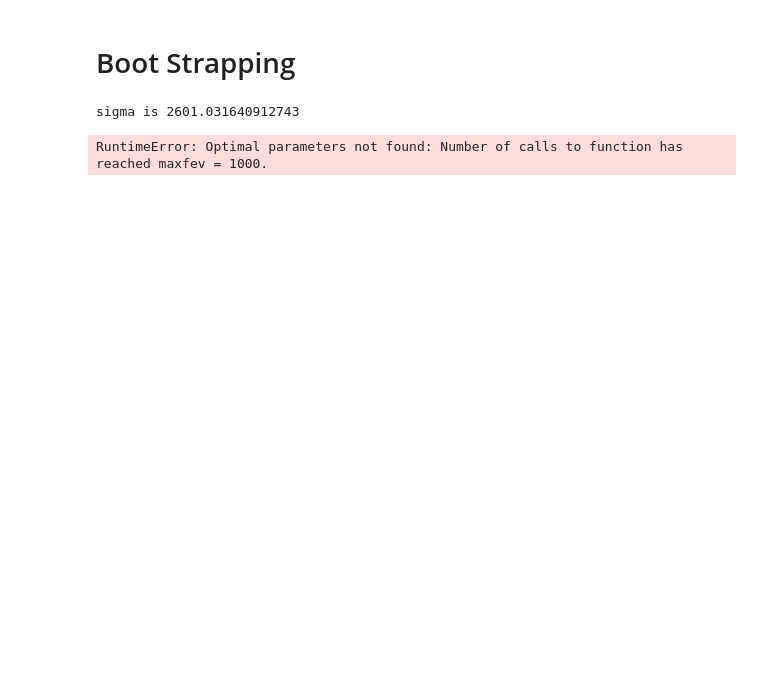
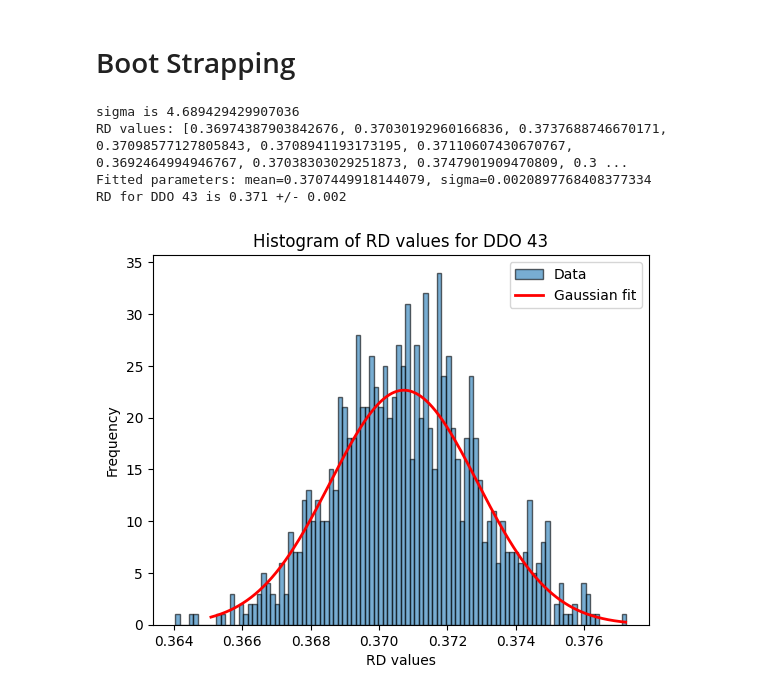
Before and after one commit to SUT-LTG/Aysan-Little-Things, a Jupyter notebook: RD_43.ipynb, the cells around one changed output. Cells and saved outputs as stored; diff of their text form; code cells hidden in the pictures; blank space fills up the shorter version.

```diff
--- a/RD_43.ipynb
+++ b/RD_43.ipynb
@@ -273,50 +264,92 @@ import matplotlib.pyplot as plt
 import numpy as np
 
 # Define the exponential function
-def exponential_func(x, a, b, c, x0):
-    return a * np.exp(b * (x - x0)) + c
+def exponential_func(x, b, x0):
+        return np.exp(b * (x-x0))
 
 # Assume DDO_101 and y_values are defined
-sigma = np.std(DDO_43)
+sigma = np.std(DDO_43[: , 0:300])
 print("sigma is" ,sigma)
 
 # Number of iterations
 n = 1000
 
 # Lists to store the fitted parameters
-a_list = []
 b_list = []
-c_list = []
 x0_list = []
 RD_list = []
 
 # Loop for bootstrapping
 for i in range(n):
     # Generate unique random noise for each data point from the normal distribution
     noise = np.random.normal(0, sigma, size=len(y_values))
     # Add unique noise to each data point in y_values
     y_noisy = y_values + noise
     # Fit the exponential function to the noisy data
-    popt, pcov = curve_fit(exponential_func, x_values, y_noisy, p0=([1, 0.06, 25, 0]))
+    popt, pcov = curve_fit(exponential_func, x_values, y_noisy, p0=([0.006, 25]))
 
     # Append the parameters to the respective lists
-    a_list.append(popt[0])
-    b_list.append(popt[1])
-    RD_pixels = 1/popt[1]
+
+    b_list.append(popt[0])
+    RD_pixels = 1/popt[0]
     RD_arcsec = RD_pixels * 1.134
     RD_value = ((D * RD_arcsec) / 206265)*1000
     RD_list.append(RD_value)
-    c_list.append(popt[2])
-    x0_list.append(popt[3])
+
+    x0_list.append(popt[1])
 
 
 
 print(f"RD values: {RD_list}")
-plt.hist(RD_list, bins=100, edgecolor='k')
+def gaussian(x, A, mu, sigma):
+    return A * np.exp(-((x - mu) ** 2) / (2 * sigma ** 2))
+
+# Generate histogram data
+counts, bin_edges = np.histogram(RD_list, bins=100)
+
+# Calculate bin centers
+bin_centers = (bin_edges[:-1] + bin_edges[1:]) / 2
+
+# Initial guess for the parameters (A, mu, sigma)
+initial_guess = [max(counts), np.mean(RD_list), np.std(RD_list)]
+
+# Fit the Gaussian function to the histogram data
+popt, pcov = curve_fit(gaussian, bin_centers, counts, p0=initial_guess)
+
+
+# Print the fitted parameters
+print(f"Fitted parameters: mean={popt[1]}, sigma={popt[2]}")
+
+rd_value = f"{popt[1]:.3f}"
+rd_error = f"{popt[2]:.3f}"
+
+print(f"RD for {galaxy_name} is {rd_value} +/- {rd_error}")
+
+import os
+
+
+# Correct the folder name path
+output_folder = r"C:\Users\AYSAN\Desktop\project\Galaxy\RD_Histogram"
+output_filename = f"{galaxy_name}_RD_Histogram.png"
+output_path = os.path.join(output_folder, output_filename)
+
+# Ensure folder exists
+if not os.path.exists(output_folder):
+    os.makedirs(output_folder)
+
+# Plotting and saving the histogram
+plt.hist(RD_list, bins=100, edgecolor='k', alpha=0.6, label='Data')
+plt.plot(x_fit, y_fit, color='red', linewidth=2, label='Gaussian fit')
 plt.xlabel('RD values')
 plt.ylabel('Frequency')
 plt.title(f'Histogram of RD values for {galaxy_name}')
-plt.show()
+plt.legend()
+
+# Save the plot
+plt.savefig(output_path)
 # %% [output]
-sigma is 2601.031640912743
+sigma is 4.689429429907036
+RD values: [0.36974387903842676, 0.37030192960166836, 0.3737688746670171, 0.37098577127805843, 0.3708941193173195, 0.37110607430670767, 0.3692464994946767, 0.37038303029251873, 0.3747901909470809, 0.3 ...
+Fitted parameters: mean=0.3707449918144079, sigma=0.0020897768408377334
+RD for DDO 43 is 0.371 +/- 0.002
-RuntimeError: Optimal parameters not found: Number of calls to function has reached maxfev = 1000.
+[figure, added]
```
Also changed, not shown: parts of 1 cell of this notebook.
